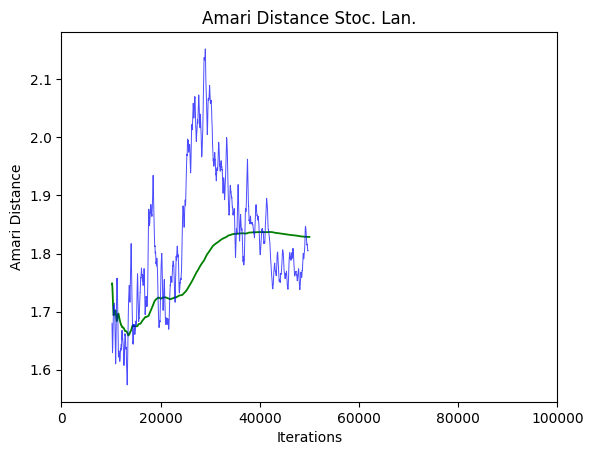
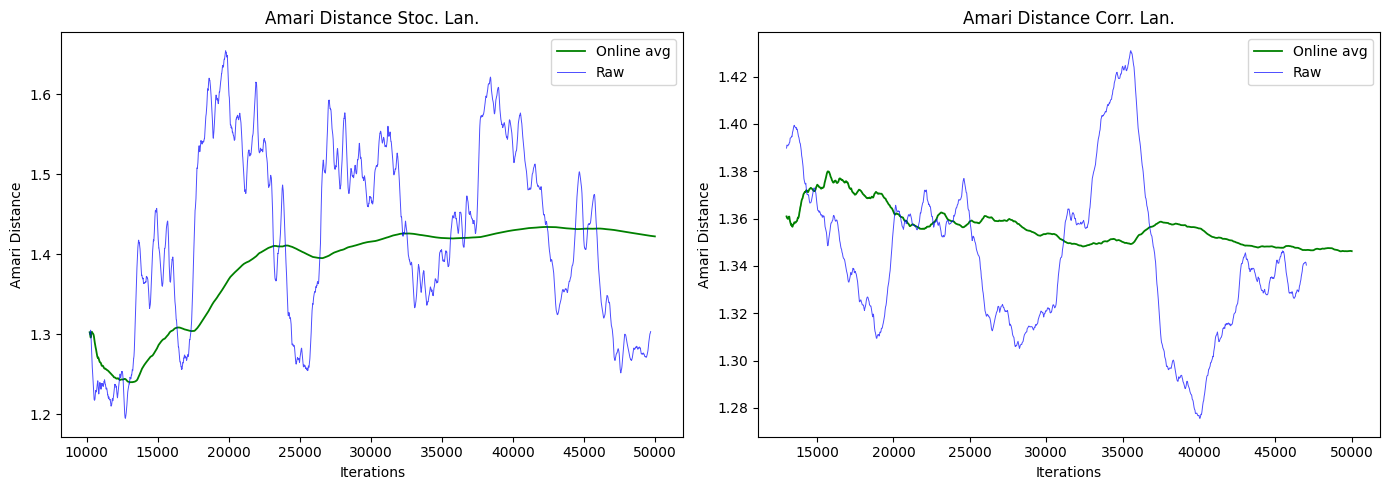
Code edit (unified diff) that turned the first committed figure into the second:
--- before
+++ after
@@ -1,7 +1,7 @@
 # amari distances
-# SGLD
-ICA_exp.plot_amari_distances(samples_sgld, A, iters_sgld, experiment="Stoc. Lan.")
-
-# Corrected Langevin
-iters_corr = np.arange(len(samples_corr))
-ICA_exp.plot_amari_distances(samples_corr, A, iters_corr, experiment="Corr. Lan.")
+import matplotlib.pyplot as plt
+fig, axes = plt.subplots(1, 2, figsize=(14, 5))
+ICA_exp.plot_amari_distances(samples_sgld, A, iters_sgld, experiment="Stoc. Lan.", ax=axes[0])
+ICA_exp.plot_amari_distances(samples_corr, A, iters_corr, experiment="Corr. Lan.", ax=axes[1])
+plt.tight_layout()
+plt.show()

Commit: [FIX] amari plot